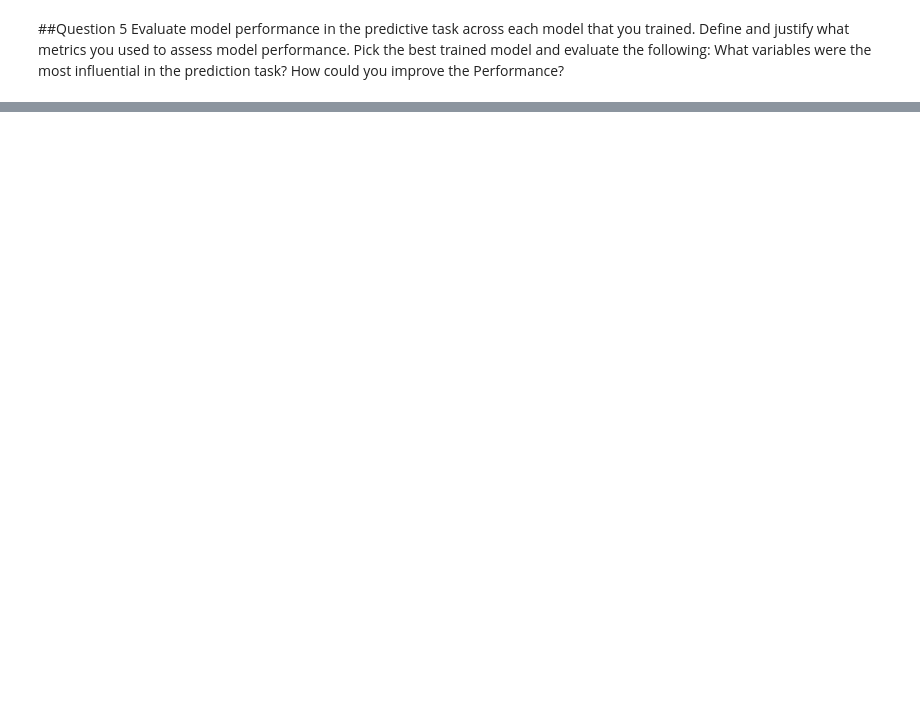
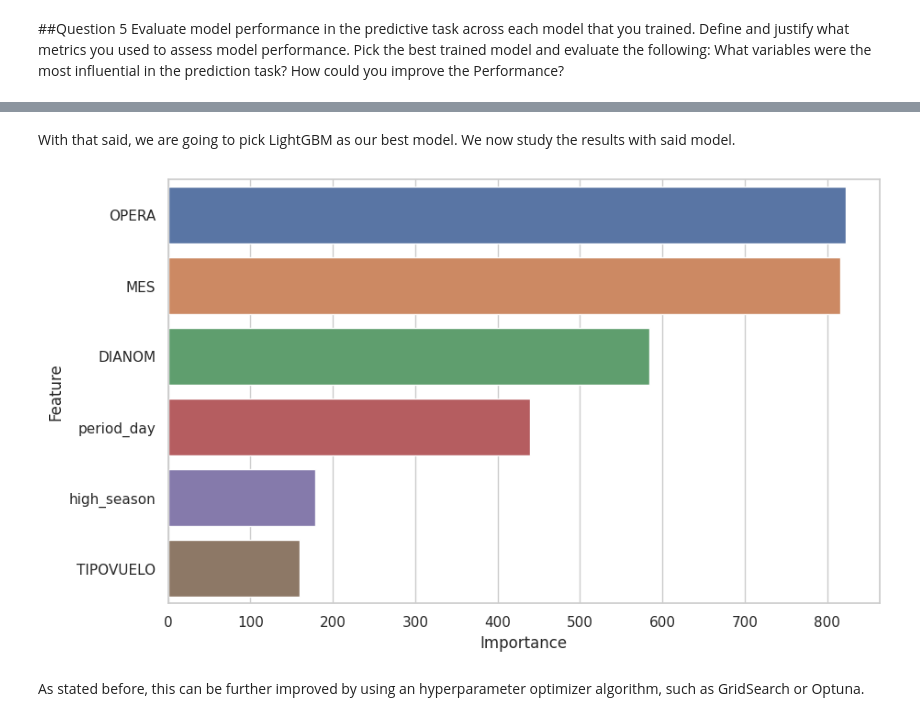
Before and after one commit to jmetchebarne/ds_latam, a Jupyter notebook: solution.ipynb, the cells around one changed output, grey strips where cells are left out. Saved outputs shown, nothing was run; the diff lists cells and outputs as text; code cells hidden in the pictures; blank space fills up the shorter version.

```diff
--- a/solution.ipynb
+++ b/solution.ipynb
@@ -359,0 +518,5 @@ Feel free to generate additional variables and/or supplement with external varia
+# %%
+to_be_labelled_list = ['DIANOM', 'MES', 'OPERA', 'TIPOVUELO', 'high_season', 'period_day']
+
+for col in to_be_labelled_list:
+  label_encoder(df, col)
@@ -359,0 +539,29 @@ Feel free to generate additional variables and/or supplement with external varia
+# %%
+def classification_metrics(df):
+  """
+  Returns a DataFrame with the classification metrics
+  """
+  result_df = pd.DataFrame()
+  y_true = df['y']
+  y_pred = df['yhat']
+
+  result_df['accuracy'] = [round(accuracy_score(y_true,y_pred),4)]
+  result_df['recall'] = [round(recall_score(y_true,y_pred, average="macro"),4)]
+  result_df['precision'] = [round(precision_score(y_true,y_pred, average="macro"),4)]
+  result_df['fscore'] = [round(f1_score(y_true,y_pred, average="macro"),4)]
+
+  return result_df
+# %%
+result  = []
+
+for model_name, model in models.items():
+  start_time = time.time()
+  model.fit(X_train, y_train)
+  y_pred = model.predict(X_test)
+  end_time = time.time()
+  execution_time = end_time - start_time
+
+  metrics = classification_metrics(pd.DataFrame({'y': y_test, 'yhat': y_pred}))
+  metrics = metrics.assign(model = model_name, time = execution_time)
+
+  result.append(metrics)
@@ -364,0 +596,17 @@ the prediction task? How could you improve the Performance?
+# %% [markdown]
+With that said, we are going to pick LightGBM as our best model. We now study the results with said model.
+# %%
+model = LGBMClassifier()
+model.fit(X_train, y_train)
+
+feature_importances = pd.DataFrame({'Feature': to_be_labelled_list, 'Importance': model.feature_importances_})
+feature_importances = feature_importances.sort_values(by='Importance', ascending=False)
+# %%
+plt.figure(figsize=(10, 6))
+sns.set_theme(style="whitegrid")
+sns.barplot(data=feature_importances, x="Importance", y="Feature")
+plt.show()
+# %% [output]
+[figure, added]
+# %% [markdown]
+As stated before, this can be further improved by using an hyperparameter optimizer algorithm, such as GridSearch or Optuna.
```
Also changed, not shown: parts of 38 cells of this notebook.
